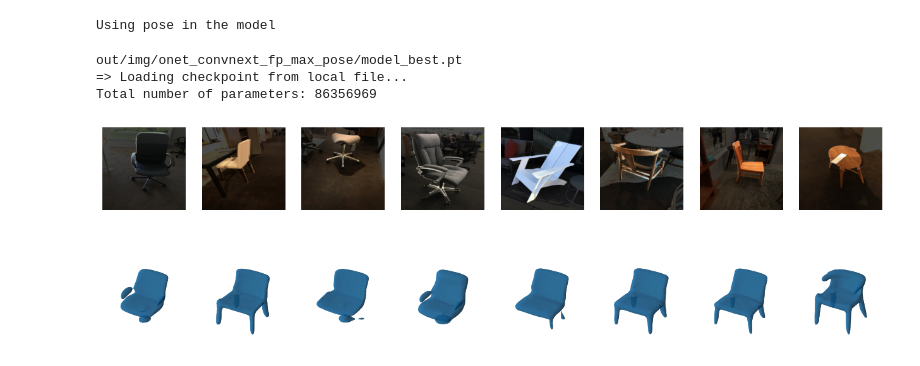
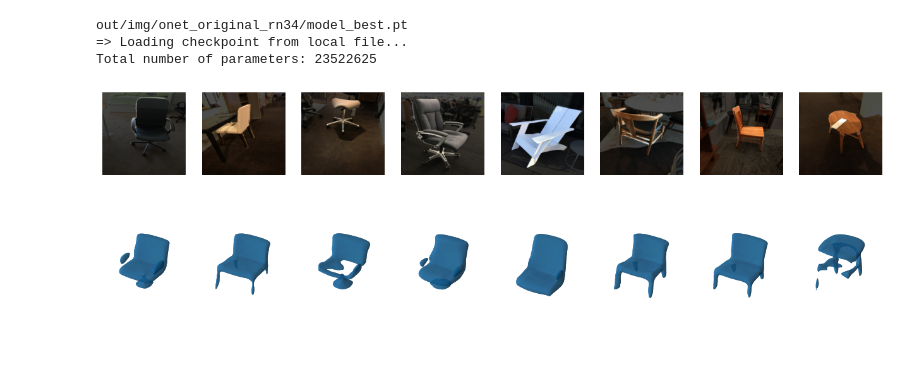
Before and after one commit to ML3DSLL/occupancy_networks, a Jupyter notebook: iou.ipynb, the cells around one changed output. Drawn from its saved outputs; the diff is of its cells as text; code cells hidden in the pictures.

Commit message:
configs

```diff
--- a/iou.ipynb
+++ b/iou.ipynb
@@ -15,55 +15,55 @@ from im2mesh.utils.voxels import VoxelGrid
 import matplotlib.pyplot as plt
 import numpy as np
 # %%
-
 # cfg = config.load_config("configs/img/onet_original.yaml")
 # cfg = config.load_config("configs/img/onet_convnext.yaml")
-cfg = config.load_config("configs/img/onet_convnext_fp_max_pose.yaml")
+cfg = config.load_config("configs/img/onet_original_rn34.yaml")
 device = torch.device("cuda")
 
-out_dir = cfg['training']['out_dir']
+out_dir = cfg["training"]["out_dir"]
 
-batch_size = cfg['generation']['batch_size']
-input_type = cfg['data']['input_type']
-vis_n_outputs = cfg['generation']['vis_n_outputs']
+batch_size = cfg["generation"]["batch_size"]
+input_type = cfg["data"]["input_type"]
+vis_n_outputs = cfg["generation"]["vis_n_outputs"]
 if vis_n_outputs is None:
     vis_n_outputs = -1
 
 # Dataset
-dataset = config.get_dataset('test', cfg, return_idx=True)
+dataset = config.get_dataset("test", cfg, return_idx=True)
 
 # Model
-with_pose = 'pose_dim' in cfg['data']
+with_pose = "pose_dim" in cfg["data"]
 if with_pose:
-    print('Using pose in the model')
+    print("Using pose in the model")
     model = config.get_model_with_pose(cfg, device=device, dataset=dataset)
 else:
     model = config.get_model(cfg, device=device, dataset=dataset)
 
 checkpoint_io = CheckpointIO(out_dir, model=model)
-checkpoint_io.load(cfg['test']['model_file'])
+checkpoint_io.load(cfg["test"]["model_file"])
 
 # Generator
 generator = config.get_generator(model, cfg, device=device)
 
 # Determine what to generate
-generate_mesh = cfg['generation']['generate_mesh']
+generate_mesh = cfg["generation"]["generate_mesh"]
 
-if generate_mesh and not hasattr(generator, 'generate_mesh'):
+if generate_mesh and not hasattr(generator, "generate_mesh"):
     generate_mesh = False
-    print('Warning: generator does not support mesh generation.')
+    print("Warning: generator does not support mesh generation.")
 
 
 # Loader
 test_loader = torch.utils.data.DataLoader(
-    dataset, batch_size=1, num_workers=0, shuffle=False)
+    dataset, batch_size=1, num_workers=0, shuffle=False
+)
 
 
 # Generate
 model.eval()
 
 nparameters = sum(p.numel() for p in model.parameters())
-print('Total number of parameters: %d' % nparameters)
+print("Total number of parameters: %d" % nparameters)
 
 # Count how many models already created
 model_counter = defaultdict(int)
@@ -76,14 +76,14 @@ for it, data in enumerate(tqdm(test_loader)):
     col_idx = it % 10
 
     # Get index etc.
-    idx = data['idx'].item()
+    idx = data["idx"].item()
 
     try:
         model_dict = dataset.get_model_dict(idx)
     except AttributeError:
-        model_dict = {'model': str(idx), 'category': 'n/a'}
+        model_dict = {"model": str(idx), "category": "n/a"}
 
-    modelname = model_dict['model']
+    modelname = model_dict["model"]
 
     if generate_mesh:
         out = generator.generate_mesh(data, with_pose)
@@ -95,54 +95,52 @@ for it, data in enumerate(tqdm(test_loader)):
         row_idx = it // 10
         col_idx = it % 10
 
         # Plot input image
         ax = fig.add_subplot(2, 10, col_idx + 1)
-        ax.axis('off')
-        inputs = data['inputs']
+        ax.axis("off")
+        inputs = data["inputs"]
         # apply mask semi-transparently
-        inputs *= 0.3 + 0.7*data['inputs.mask']
+        inputs *= 0.3 + 0.7 * data["inputs.mask"]
         ax.imshow(inputs.squeeze(0).cpu().permute(1, 2, 0))
 
         # Plot mesh
-        ax = fig.add_subplot(2, 10, col_idx + 11, projection='3d')
-        ax.axis('off')
+        ax = fig.add_subplot(2, 10, col_idx + 11, projection="3d")
+        ax.axis("off")
         # Define a rotation matrix for 180 degrees around the y-axis
         theta = np.radians(180)  # Convert degrees to radians
         c, s = np.cos(theta), np.sin(theta)
-        R_y = np.array([
-            [c, 0, s],
-            [0, 1, 0],
-            [-s, 0, c]
-        ])
+        R_y = np.array([[c, 0, s], [0, 1, 0], [-s, 0, c]])
 
         # Apply the rotation to the vertices
-        rotated_vertices = np.dot(mesh.vertices, R_y.T)  # Transpose to get correct orientation
+        rotated_vertices = np.dot(
+            mesh.vertices, R_y.T
+        )  # Transpose to get correct orientation
 
         phi = np.radians(90)  # Convert degrees to radians
         c, s = np.cos(phi), np.sin(phi)
-        R_x = np.array([
-            [1, 0, 0],
-            [0, c, -s],
-            [0, s, c]
-        ])
+        R_x = np.array([[1, 0, 0], [0, c, -s], [0, s, c]])
 
         # Apply the rotation to the already rotated vertices
         rotated_vertices = np.dot(rotated_vertices, R_x.T)
 
-        ax.plot_trisurf(rotated_vertices[:, 0], rotated_vertices[:, 1], rotated_vertices[:, 2], triangles=mesh.faces)
+        ax.plot_trisurf(
+            rotated_vertices[:, 0],
+            rotated_vertices[:, 1],
+            rotated_vertices[:, 2],
+            triangles=mesh.faces,
+        )
 
         # Set uniform scaling
         ax.set_box_aspect([1, 1, 1])  # Equal aspect ratio
 
     # Break after 10 data samples
-    if it == 8-1:
+    if it == 8 - 1:
         break
 
 plt.show()
 # %% [output]
-Using pose in the model
+out/img/onet_original_rn34/model_best.pt
+=> Loading checkpoint from local file...
+Total number of parameters: 23522625
-out/img/onet_convnext_fp_max_pose/model_best.pt
-=> Loading checkpoint from local file...
-Total number of parameters: 86356969
-[figure, old version]
+[figure, new version]
 # %%
```
Also changed, not shown: parts of 1 cell of this notebook, 5 other files.
